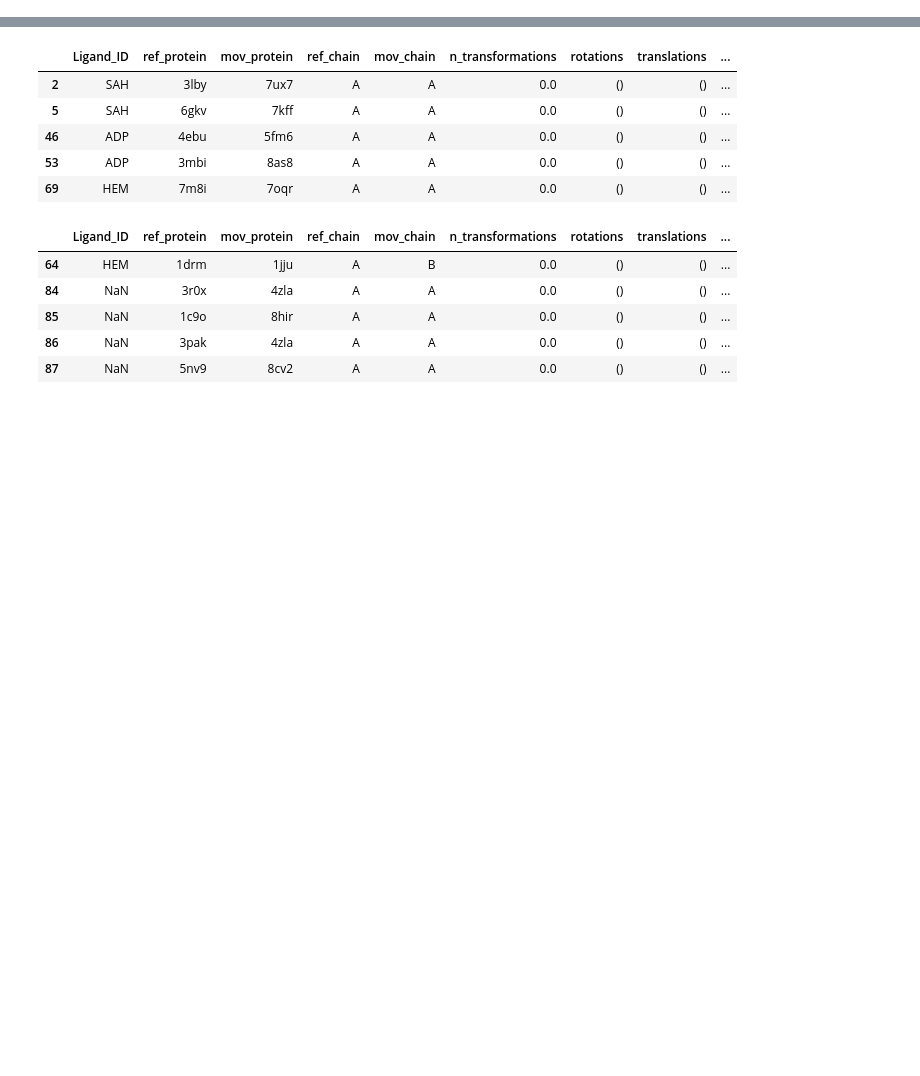
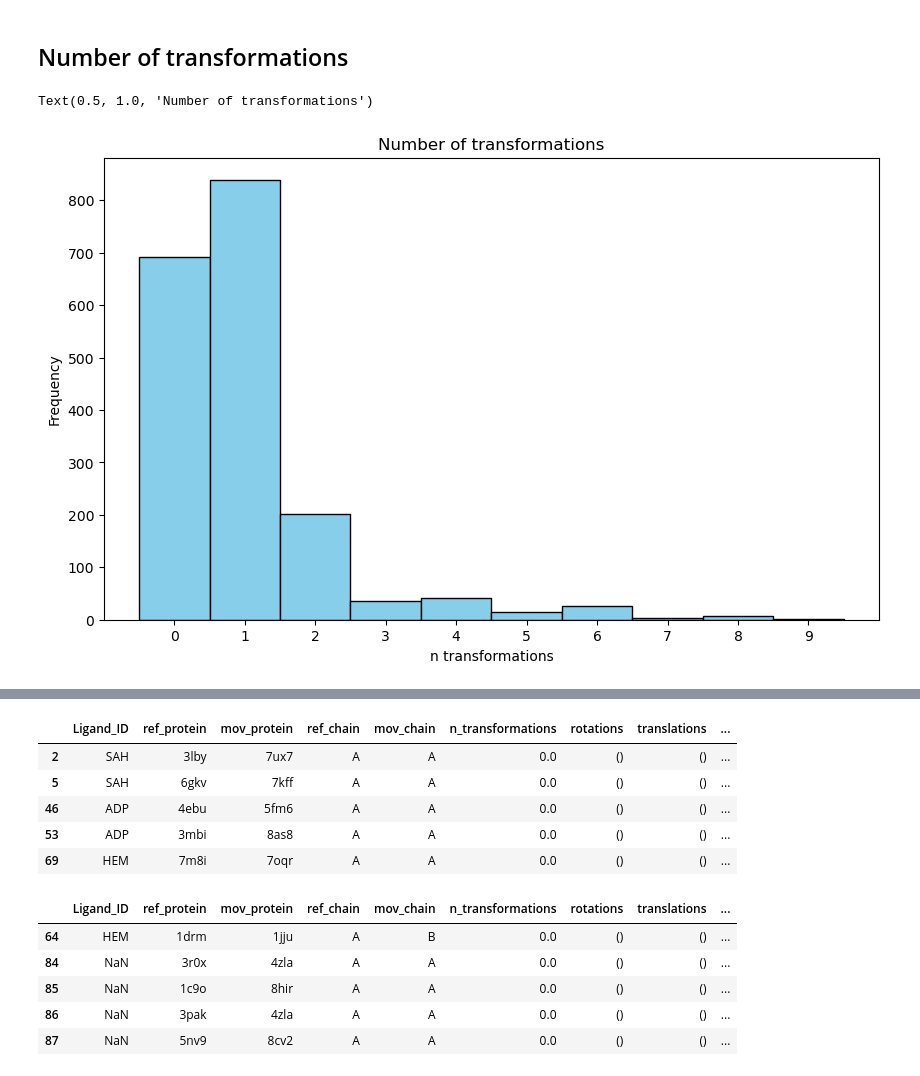
Before and after one commit to hagairavid18/LocAlign, a Jupyter notebook: notebooks/analyze_results.ipynb, the cells around one changed output, grey strips where cells are left out. Saved outputs shown, nothing was run; the diff lists cells and outputs as text; code cells hidden in the pictures; blank space fills up the shorter version.

```diff
--- a/notebooks/analyze_results.ipynb
+++ b/notebooks/analyze_results.ipynb
@@ -19,0 +29,16 @@ df[df['n_transformations'] > 0].shape
+# %% [markdown]
+## Number of transformations
+# %%
+filtered_df = df[df['n_transformations'] < 10]
+plt.figure(figsize=(10, 6))
+plt.hist(filtered_df['n_transformations'], bins= int(filtered_df['n_transformations'].max()) + 1, range=(0-0.5, filtered_df['n_transformations'].max()+0.5), color='skyblue', edgecolor='black')
+plt.xticks(filtered_df['n_transformations'].unique())
+
+# Adding labels and title
+
+plt.xlabel('n transformations')
+plt.ylabel('Frequency')
+plt.title('Number of transformations')
+# %% [output]
+Text(0.5, 1.0, 'Number of transformations')
+[figure, added]
```
Also changed, not shown: parts of 16 cells of this notebook, 4 other files.
